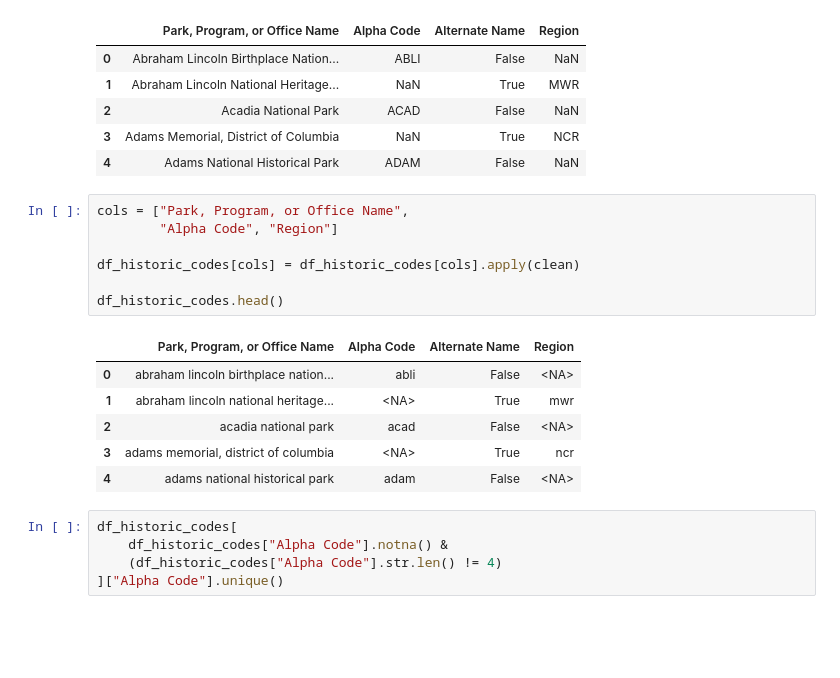
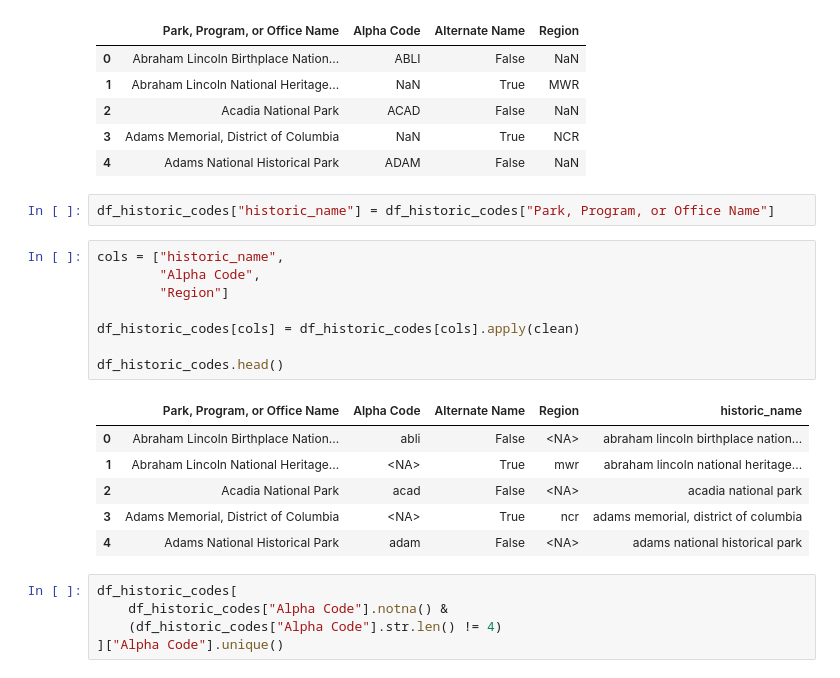
Before and after one commit to jeccalong/NPS_Mortality_Analysis, a Jupyter notebook: Notebooks/aquisitionAndCleaning.ipynb, the cells around one changed output. Saved outputs shown, nothing was run; the diff lists cells and outputs as text; blank space fills up the shorter version.

```diff
--- a/Notebooks/aquisitionAndCleaning.ipynb
+++ b/Notebooks/aquisitionAndCleaning.ipynb
@@ -1065,20 +1018,23 @@ df_historic_codes.head()
 | 2 | Acadia National Park | ACAD | False | NaN |
 | 3 | Adams Memorial, District of Columbia | NaN | True | NCR |
 | 4 | Adams National Historical Park | ADAM | False | NaN |
+# %%
+df_historic_codes["historic_name"] = df_historic_codes["Park, Program, or Office Name"]
 # %%
-cols = ["Park, Program, or Office Name",
-        "Alpha Code", "Region"]
+cols = ["historic_name",
+        "Alpha Code",
+        "Region"]
 
 df_historic_codes[cols] = df_historic_codes[cols].apply(clean)
 
 df_historic_codes.head()
 # %% [output]
-|  | Park, Program, or Office Name | Alpha Code | Alternate Name | Region |
-| 0 | abraham lincoln birthplace nation... | abli | False | <NA> |
-| 1 | abraham lincoln national heritage... | <NA> | True | mwr |
-| 2 | acadia national park | acad | False | <NA> |
-| 3 | adams memorial, district of columbia | <NA> | True | ncr |
-| 4 | adams national historical park | adam | False | <NA> |
+|  | Park, Program, or Office Name | Alpha Code | Alternate Name | Region | historic_name |
+| 0 | Abraham Lincoln Birthplace Nation... | abli | False | <NA> | abraham lincoln birthplace nation... |
+| 1 | Abraham Lincoln National Heritage... | <NA> | True | mwr | abraham lincoln national heritage... |
+| 2 | Acadia National Park | acad | False | <NA> | acadia national park |
+| 3 | Adams Memorial, District of Columbia | <NA> | True | ncr | adams memorial, district of columbia |
+| 4 | Adams National Historical Park | adam | False | <NA> | adams national historical park |
 # %%
 df_historic_codes[
     df_historic_codes["Alpha Code"].notna() &
```
Also changed, not shown: parts of 45 cells of this notebook.
